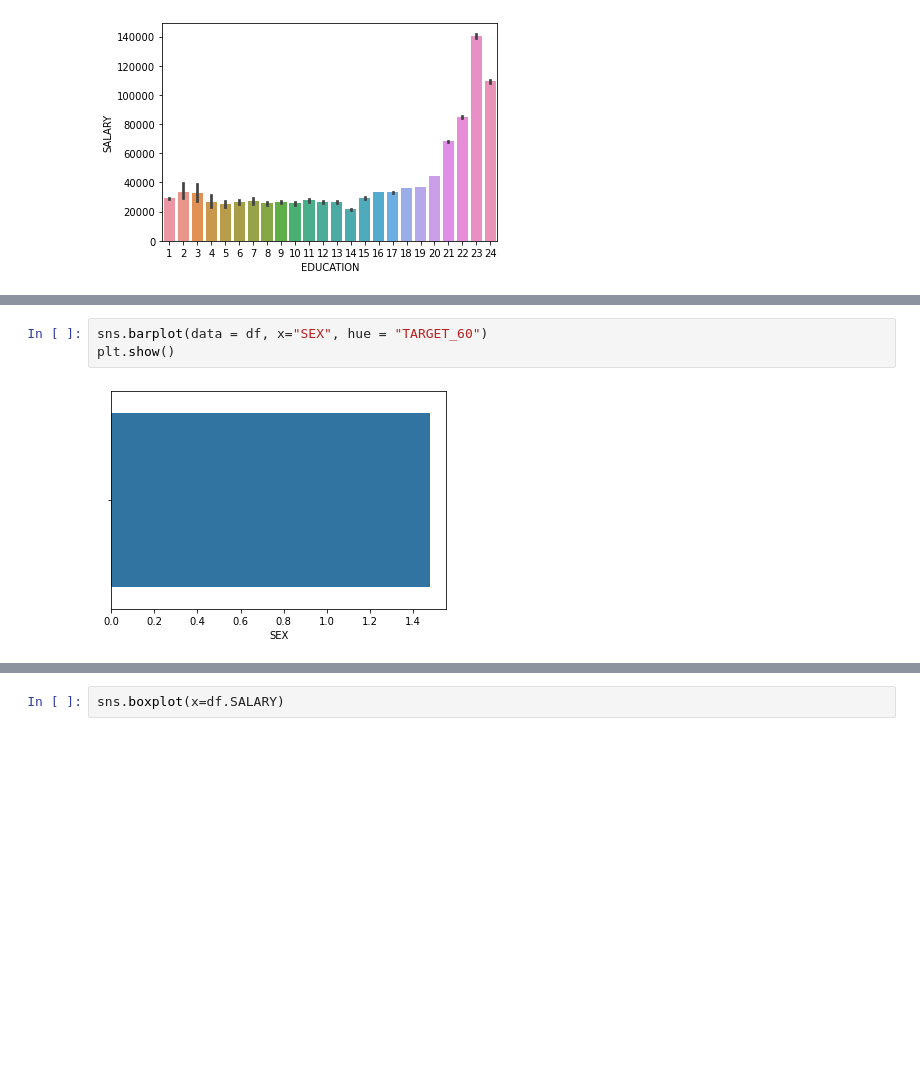
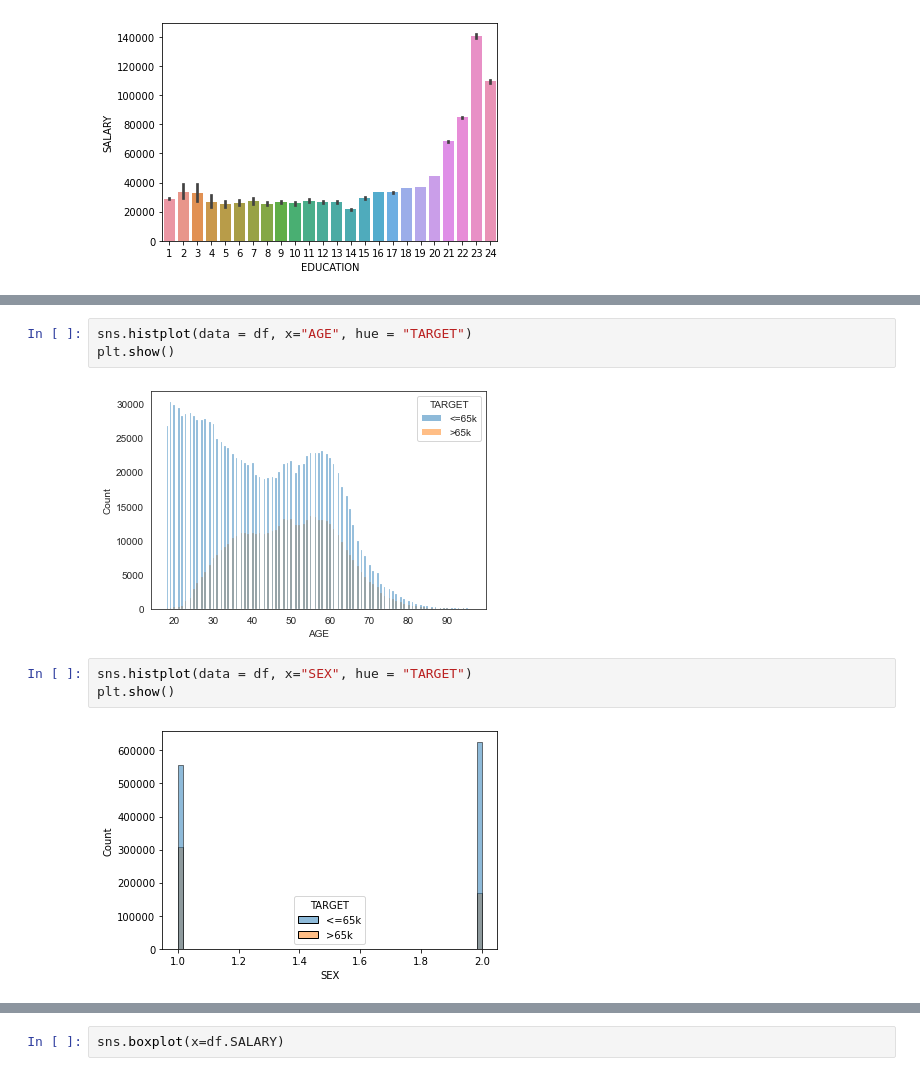
Before and after one commit to cierra4prez/Census_Income_Model, a Jupyter notebook: census_income_2019_EDA_Edward.ipynb, the cells around one changed output, grey strips where cells are left out. Drawn from its saved outputs; the diff is of its cells as text; blank space fills up the shorter version.

```diff
--- a/census_income_2019_EDA_Edward.ipynb
+++ b/census_income_2019_EDA_Edward.ipynb
@@ -257,5 +295,10 @@ sns.displot(data = df, x="RACE", hue = "TARGET_60")
+# %%
+sns.histplot(data = df, x="AGE", hue = "TARGET")
+plt.show()
+# %% [output]
+[figure, added]
 # %%
-sns.barplot(data = df, x="SEX", hue = "TARGET_60")
+sns.histplot(data = df, x="SEX", hue = "TARGET")
 plt.show()
 # %% [output]
-[figure, old version]
+[figure, new version]
```
Also changed, not shown: parts of 21 cells of this notebook.
